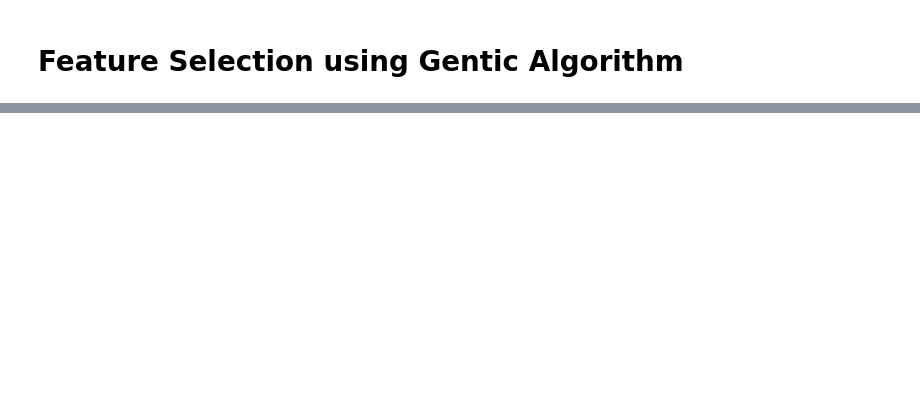
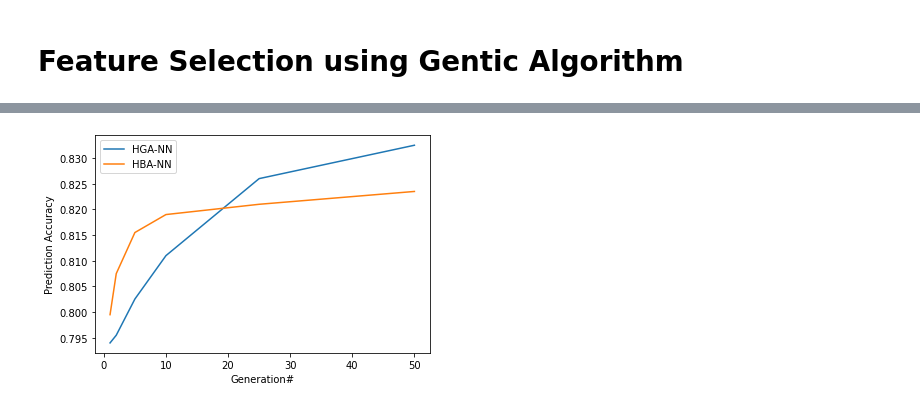
Before and after one commit to NAshwinKumar/credit_risk_assessment, a Jupyter notebook: HGANN.ipynb, the cells around one changed output, grey strips where cells are left out. Cells and saved outputs as stored; diff of their text form; code cells hidden in the pictures; blank space fills up the shorter version.

```diff
--- a/HGANN.ipynb
+++ b/HGANN.ipynb
@@ -397,0 +609,11 @@ array([0., 1., 1., 0., 1., 1., 0., 1., 0., 0.])
+# %%
+import matplotlib.pyplot as plt
+plt.plot([1,2,5,10,25,50],[0.794, 0.7955, 0.80255,0.811,0.826, 0.8325], label = "HGA-NN")
+plt.plot([1,2,5,10,25,50],[0.7995,0.8075, 0.8155,0.819,0.821,0.8235], label = "HBA-NN")
+plt.xlabel("Generation#")
+plt.ylabel("Prediction Accuracy")
+# plt.savefig("reduce_plotting_time.png",dpi=250,bbox_inches="tight",pad_inches=0.02)
+plt.legend()
+plt.show()
+# %% [output]
+[figure, added]
```
Also changed, not shown: parts of 19 cells of this notebook.
